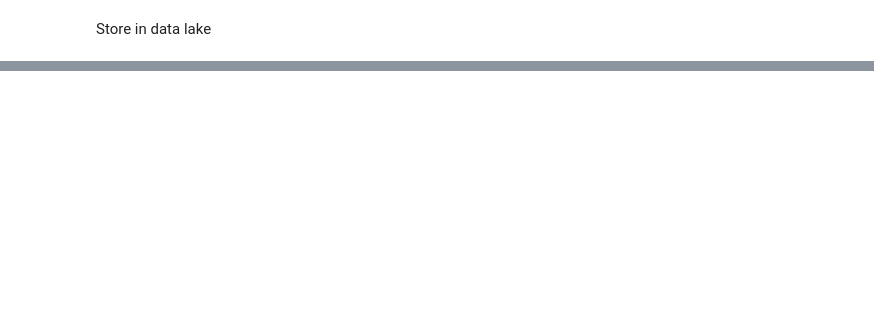
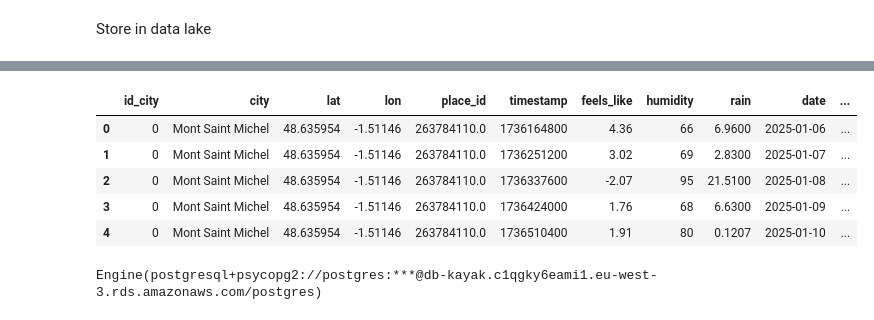
Before and after one commit to nprevost/kayak, a Jupyter notebook: project_kayak.ipynb, the cells around one changed output, grey strips where cells are left out. Saved outputs shown, nothing was run; the diff lists cells and outputs as text; code cells hidden in the pictures; blank space fills up the shorter version.

```diff
--- a/project_kayak.ipynb
+++ b/project_kayak.ipynb
@@ -436,0 +450,9 @@ bucket.upload_file("src/list_hotels.json", "list_hotels.json")
+# %%
+df_cities_weather.head()
+# %% [output]
+|  | id_city | city | lat | lon | place_id | timestamp | feels_like | humidity | rain | date | ... |
+| 0 | 0 | Mont Saint Michel | 48.635954 | -1.51146 | 263784110.0 | 1736164800 | 4.36 | 66 | 6.9600 | 2025-01-06 | ... |
+| 1 | 0 | Mont Saint Michel | 48.635954 | -1.51146 | 263784110.0 | 1736251200 | 3.02 | 69 | 2.8300 | 2025-01-07 | ... |
+| 2 | 0 | Mont Saint Michel | 48.635954 | -1.51146 | 263784110.0 | 1736337600 | -2.07 | 95 | 21.5100 | 2025-01-08 | ... |
+| 3 | 0 | Mont Saint Michel | 48.635954 | -1.51146 | 263784110.0 | 1736424000 | 1.76 | 68 | 6.6300 | 2025-01-09 | ... |
+| 4 | 0 | Mont Saint Michel | 48.635954 | -1.51146 | 263784110.0 | 1736510400 | 1.91 | 80 | 0.1207 | 2025-01-10 | ... |
@@ -436,0 +470,4 @@ bucket.upload_file("src/list_hotels.json", "list_hotels.json")
+# %%
+engine
+# %% [output]
+Engine(postgresql+psycopg2://postgres:***@db-kayak.c1qgky6eami1.eu-west-3.rds.amazonaws.com/postgres)
```
Also changed, not shown: parts of 19 cells of this notebook, 8 other files.
